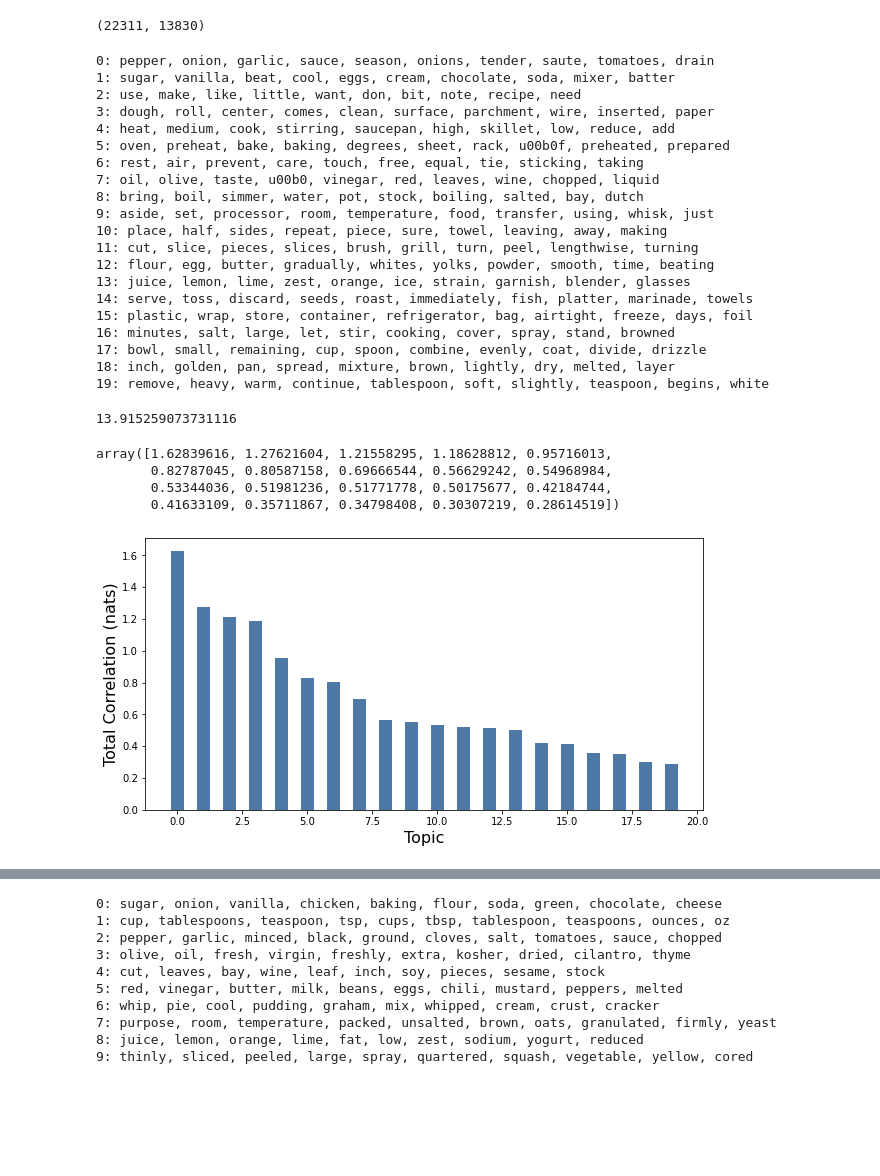
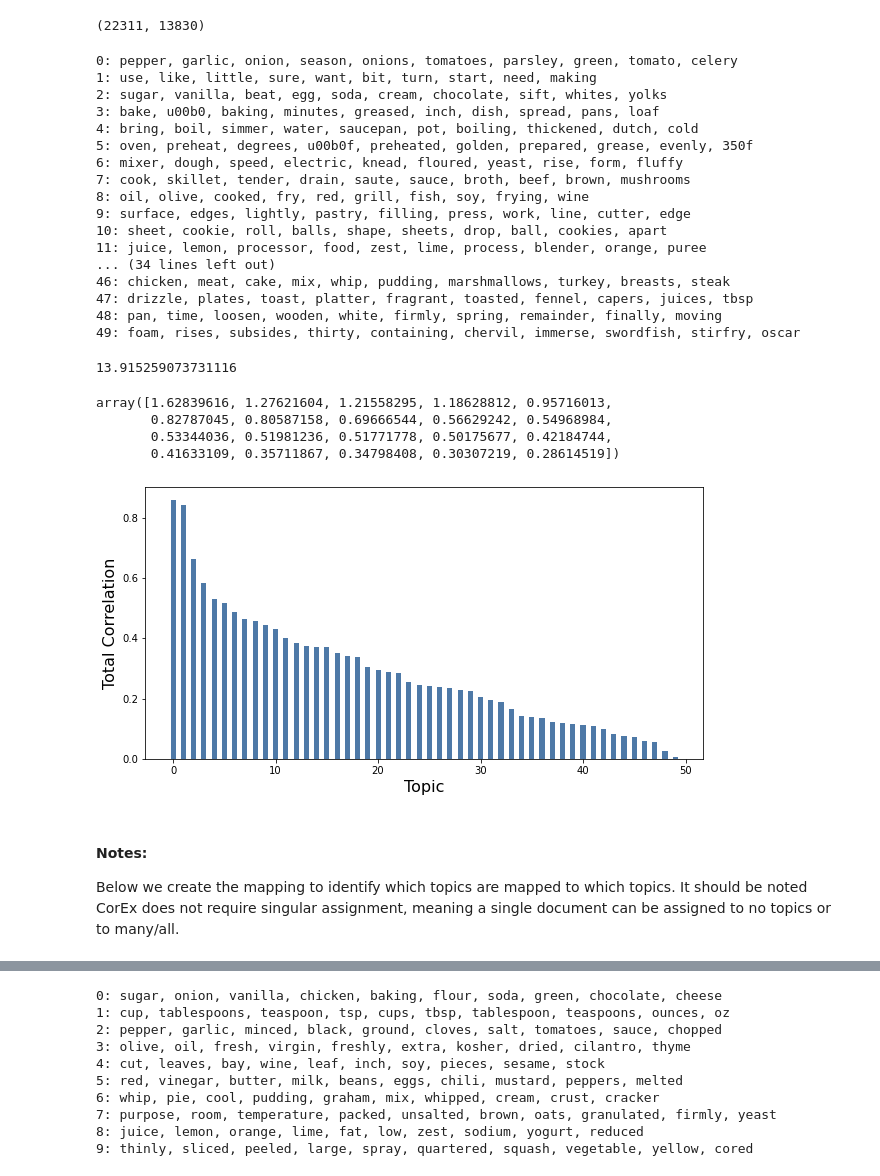
Before and after one commit to MonikaSinghGit/Recipe_Recommendation, a Jupyter notebook: Reno_NLP_Recipes_CorEx-Directions.ipynb, the cells around one changed output, grey strips where cells are left out. Drawn from its saved outputs; the diff is of its cells as text; code cells hidden in the pictures; blank space fills up the shorter version.

Commit message:
Cleaned version of the notebook with mapping and explanation of document to topic mapping

```diff
--- a/Reno_NLP_Recipes_CorEx-Directions.ipynb
+++ b/Reno_NLP_Recipes_CorEx-Directions.ipynb
@@ -50,7 +50,7 @@ doc_word.shape # n_docs x m_words
 # %% [output]
 (22311, 13830)
 # %%
-topic_model = ct.Corex(n_hidden=20, words=words, max_iter=200, verbose=False)
+topic_model = ct.Corex(n_hidden=50, words=words, max_iter=200, verbose=False)
 topic_model.fit(doc_word, words=words);
 # %%
 # Print all topics from the CorEx topic model
@@ -59,41 +59,43 @@ for n,topic in enumerate(topics):
     topic_words,_,_ = zip(*topic)
     print('{}: '.format(n) + ', '.join(topic_words))
 # %% [output]
-0: pepper, onion, garlic, sauce, season, onions, tender, saute, tomatoes, drain
-1: sugar, vanilla, beat, cool, eggs, cream, chocolate, soda, mixer, batter
-2: use, make, like, little, want, don, bit, note, recipe, need
-3: dough, roll, center, comes, clean, surface, parchment, wire, inserted, paper
-4: heat, medium, cook, stirring, saucepan, high, skillet, low, reduce, add
-5: oven, preheat, bake, baking, degrees, sheet, rack, u00b0f, preheated, prepared
-6: rest, air, prevent, care, touch, free, equal, tie, sticking, taking
-7: oil, olive, taste, u00b0, vinegar, red, leaves, wine, chopped, liquid
-8: bring, boil, simmer, water, pot, stock, boiling, salted, bay, dutch
-9: aside, set, processor, room, temperature, food, transfer, using, whisk, just
-10: place, half, sides, repeat, piece, sure, towel, leaving, away, making
-11: cut, slice, pieces, slices, brush, grill, turn, peel, lengthwise, turning
-12: flour, egg, butter, gradually, whites, yolks, powder, smooth, time, beating
-13: juice, lemon, lime, zest, orange, ice, strain, garnish, blender, glasses
-14: serve, toss, discard, seeds, roast, immediately, fish, platter, marinade, towels
-15: plastic, wrap, store, container, refrigerator, bag, airtight, freeze, days, foil
-16: minutes, salt, large, let, stir, cooking, cover, spray, stand, browned
-17: bowl, small, remaining, cup, spoon, combine, evenly, coat, divide, drizzle
-18: inch, golden, pan, spread, mixture, brown, lightly, dry, melted, layer
-19: remove, heavy, warm, continue, tablespoon, soft, slightly, teaspoon, begins, white
+0: pepper, garlic, onion, season, onions, tomatoes, parsley, green, tomato, celery
+1: use, like, little, sure, want, bit, turn, start, need, making
+2: sugar, vanilla, beat, egg, soda, cream, chocolate, sift, whites, yolks
+3: bake, u00b0, baking, minutes, greased, inch, dish, spread, pans, loaf
+4: bring, boil, simmer, water, saucepan, pot, boiling, thickened, dutch, cold
+5: oven, preheat, degrees, u00b0f, preheated, golden, prepared, grease, evenly, 350f
+6: mixer, dough, speed, electric, knead, floured, yeast, rise, form, fluffy
+7: cook, skillet, tender, drain, saute, sauce, broth, beef, brown, mushrooms
+8: oil, olive, cooked, fry, red, grill, fish, soy, frying, wine
+9: surface, edges, lightly, pastry, filling, press, work, line, cutter, edge
+10: sheet, cookie, roll, balls, shape, sheets, drop, ball, cookies, apart
+11: juice, lemon, processor, food, zest, lime, process, blender, orange, puree
+... (34 lines left out)
+46: chicken, meat, cake, mix, whip, pudding, marshmallows, turkey, breasts, steak
+47: drizzle, plates, toast, platter, fragrant, toasted, fennel, capers, juices, tbsp
+48: pan, time, loosen, wooden, white, firmly, spring, remainder, finally, moving
+49: foam, rises, subsides, thirty, containing, chervil, immerse, swordfish, stirfry, oscar
 # %%
 topic_model.tc
 # %% [output]
 13.915259073731116
-# %%
-topic_model.tcs
-# %% [output]
-array([1.62839616, 1.27621604, 1.21558295, 1.18628812, 0.95716013,
-       0.82787045, 0.80587158, 0.69666544, 0.56629242, 0.54968984,
-       0.53344036, 0.51981236, 0.51771778, 0.50175677, 0.42184744,
-       0.41633109, 0.35711867, 0.34798408, 0.30307219, 0.28614519])
-# %%
-plt.figure(figsize=(10,5))
-plt.bar(range(topic_model.tcs.shape[0]), topic_model.tcs, color='#4e79a7', width=0.5)
-plt.xlabel('Topic', fontsize=16)
-plt.ylabel('Total Correlation (nats)', fontsize=16);
-# %% [output]
-[figure, removed]
+# %%
+topic_model.tcs
+# %% [output]
+array([1.62839616, 1.27621604, 1.21558295, 1.18628812, 0.95716013,
+       0.82787045, 0.80587158, 0.69666544, 0.56629242, 0.54968984,
+       0.53344036, 0.51981236, 0.51771778, 0.50175677, 0.42184744,
+       0.41633109, 0.35711867, 0.34798408, 0.30307219, 0.28614519])
+# %%
+plt.figure(figsize=(10,5))
+plt.bar(range(topic_model.tcs.shape[0]), topic_model.tcs, color='#4e79a7', width=0.5)
+plt.xlabel('Topic', fontsize=16)
+plt.ylabel('Total Correlation', fontsize=16);
+plt.savefig('corex_topic_v_tcs.png')
+# %% [output]
+[figure, added]
+# %% [markdown]
+#### Notes:
+
+Below we create the mapping to identify which topics are mapped to which topics. It should be noted CorEx does not require singular assignment, meaning a single document can be assigned to no topics or to many/all.
```
Also changed, not shown: parts of 15 cells of this notebook.
